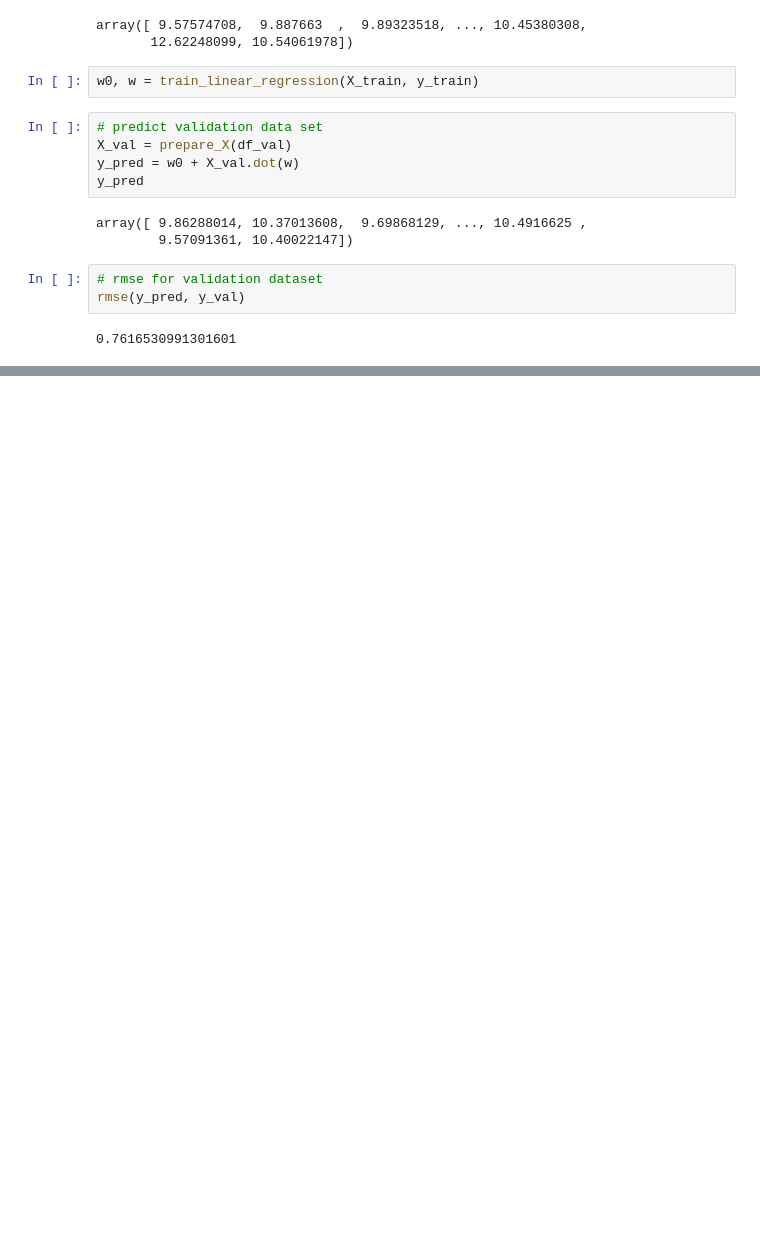
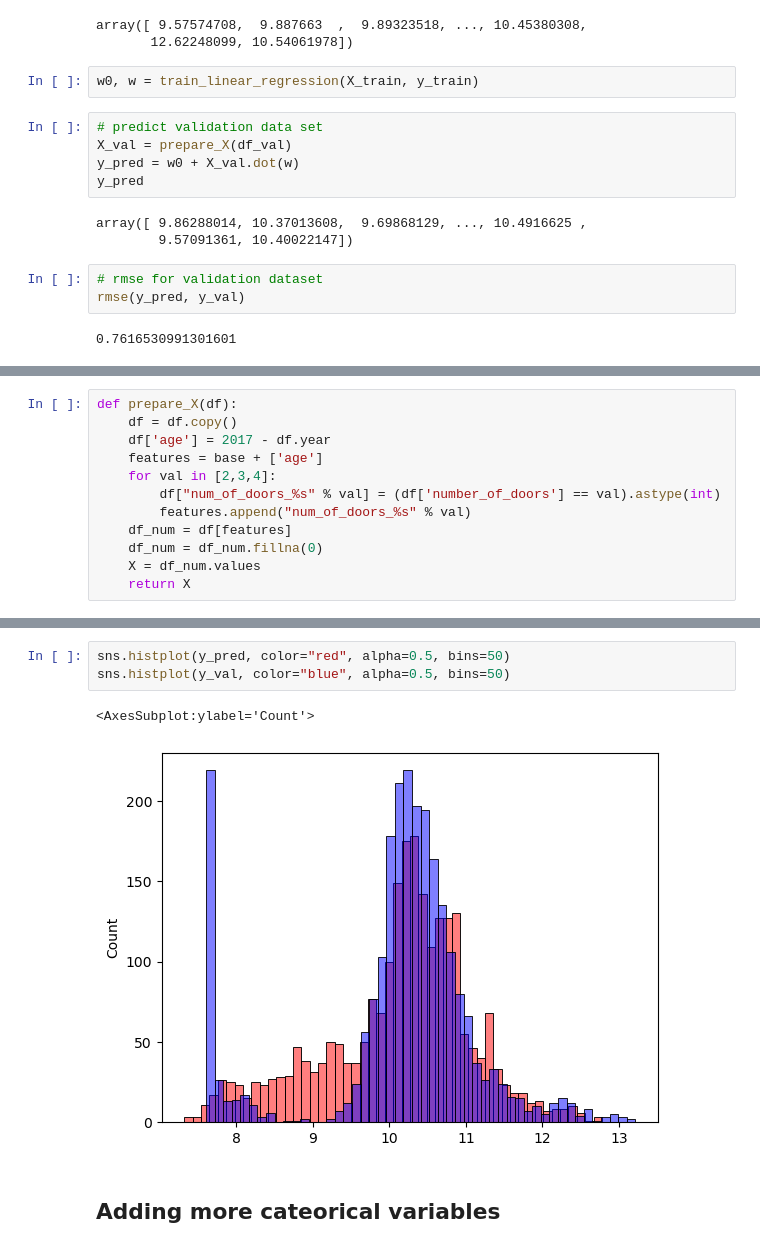
Before and after one commit to alabamustapha/ml-zoomcamp-2023, a Jupyter notebook: Regression/Car Price Prediction Linear Regression.ipynb, the cells around one changed output, grey strips where cells are left out. Cells and saved outputs as stored; diff of their text form; blank space fills up the shorter version.

```diff
--- a/Regression/Car Price Prediction Linear Regression.ipynb
+++ b/Regression/Car Price Prediction Linear Regression.ipynb
@@ -448,0 +488,12 @@ rmse(y_pred, y_val)
+# %%
+def prepare_X(df):
+    df = df.copy()
+    df['age'] = 2017 - df.year
+    features = base + ['age']
+    for val in [2,3,4]:
+        df["num_of_doors_%s" % val] = (df['number_of_doors'] == val).astype(int)
+        features.append("num_of_doors_%s" % val)
+    df_num = df[features]
+    df_num = df_num.fillna(0)
+    X = df_num.values
+    return X
@@ -448,0 +521,8 @@ rmse(y_pred, y_val)
+# %%
+sns.histplot(y_pred, color="red", alpha=0.5, bins=50)
+sns.histplot(y_val, color="blue", alpha=0.5, bins=50)
+# %% [output]
+<AxesSubplot:ylabel='Count'>
+[figure, added]
+# %% [markdown]
+## Adding more cateorical variables
```
Also changed, not shown: parts of 17 cells of this notebook.
